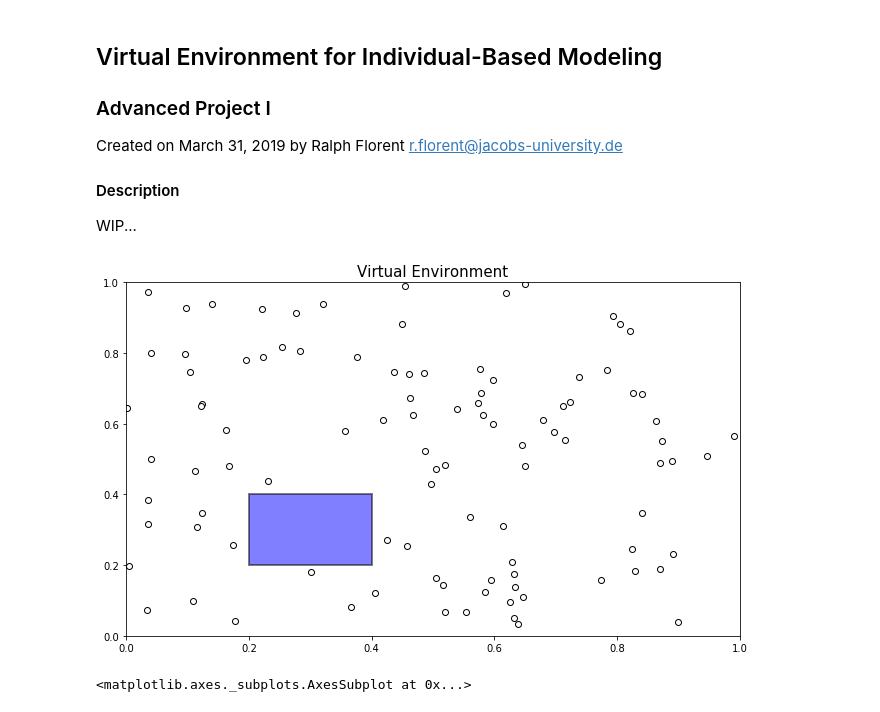
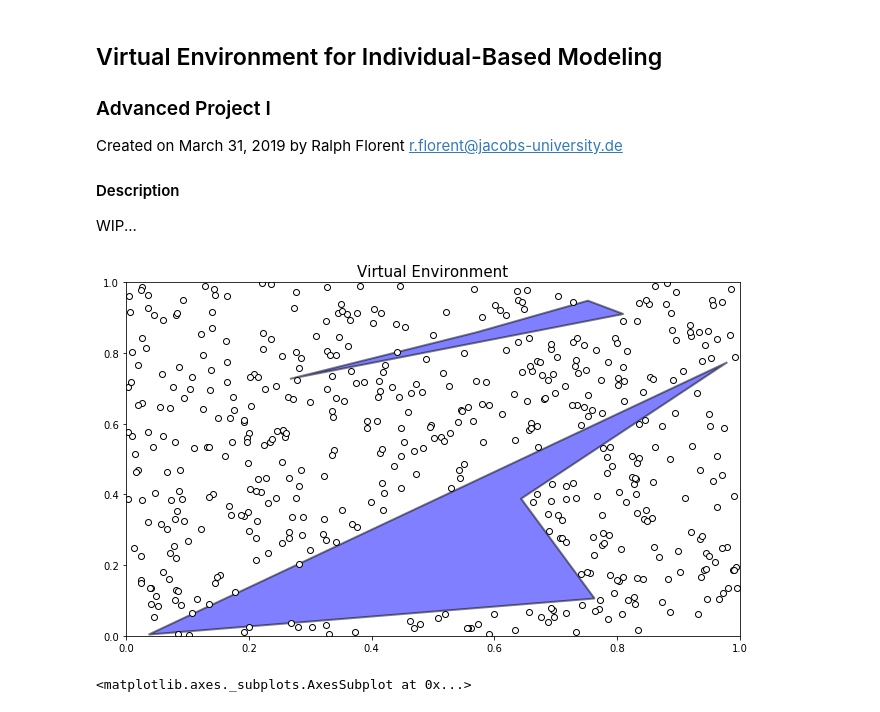
Before and after one commit to ralflorent/ibm, a Jupyter notebook: src/notebooks/main.ipynb, the cells around one changed output. Cells and saved outputs as stored; diff of their text form; code cells hidden in the pictures.

Commit message:
Optimize drawing for random patches

```diff
--- a/src/notebooks/main.ipynb
+++ b/src/notebooks/main.ipynb
@@ -29,7 +29,7 @@ import matplotlib.patches as Patches
 
 # Number of patches
 TOTAL_PATCHES = 2
-TOTAL_AGENTS = 100
+TOTAL_AGENTS = 500
 
 
 def create_patches(n=TOTAL_PATCHES, allow_overlap=True):
@@ -39,25 +39,30 @@ def create_patches(n=TOTAL_PATCHES, allow_overlap=True):
     global patches
     patches = []
 
-    verts = [
-        (0.2, 0.2), # left, bottom
-        (0.2, 0.4), # left, top
-        (0.4, 0.4), # right, top
-        (0.4, 0.2), # right, bottom
-        (0.2, 0.4), # ignored
-    ]
+    for i in range(n):
+        points = np.random.rand(4, 2) # 4 random points
+        verts = [tuple(p) for p in points]
+        verts.append(verts[0]) # closed term
 
-    codes = [
-        Path.MOVETO, # start designing here
-        Path.LINETO, # draw lines
-        Path.LINETO, # ~
-        Path.LINETO, # draw lines
-        Path.CLOSEPOLY,# finish here
-    ]
+        # rect = [
+        #    [0.2, 0.2], # left, bottom
+        #    [0.2, 0.4], # left, top
+        #    [0.4, 0.4], # right, top
+        #    [0.4, 0.2], # right, bottom
+        #    [0.2, 0.4], # ignored
+        #]
 
-    path = Path(verts, codes)
-    patch = Patches.PathPatch(path, facecolor='b', alpha=0.5, lw=2)
-    patches.append(patch)
+        codes = [
+            Path.MOVETO, # start here
+            Path.LINETO, # draw lines
+            Path.LINETO, # ~
+            Path.LINETO, # draw lines
+            Path.CLOSEPOLY,# finish here
+        ]
+
+        path = Path(verts, codes)
+        patch = Patches.PathPatch(path, facecolor='b', alpha=0.5, lw=2)
+        patches.append(patch)
 
     return patches
 
@@ -103,32 +108,32 @@ def create_agents():
     return agents
 
 
 def plot_figure():
     """ Create and plot figure """
     global patches
     global agents
 
     fig = plt.figure(figsize=(11, 6.5))
     ax  = fig.add_subplot(111)
 
     for p in patches:
         ax.add_patch(p)
 
     ax.plot([ag.x for ag in agents], [ag.y for ag in agents], 'o', mfc='w', mec='k')
     ax.set_xlim(0, 1)
     ax.set_ylim(0, 1)
 
     plt.title('Virtual Environment', fontsize=15)
     plt.show()
 
     return ax
 
 
 # Run test app
 create_patches()
 create_agents()
 plot_figure()
 ### END: scripts
 # %% [output]
-[figure, old version]
+[figure, new version]
 <matplotlib.axes._subplots.AxesSubplot at 0x...>
```
